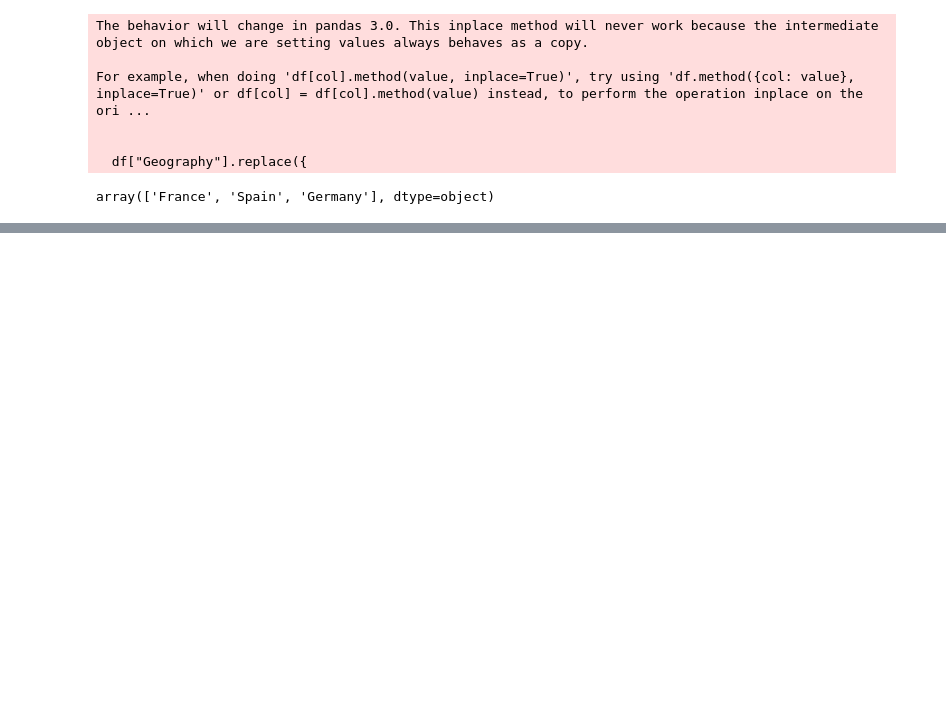
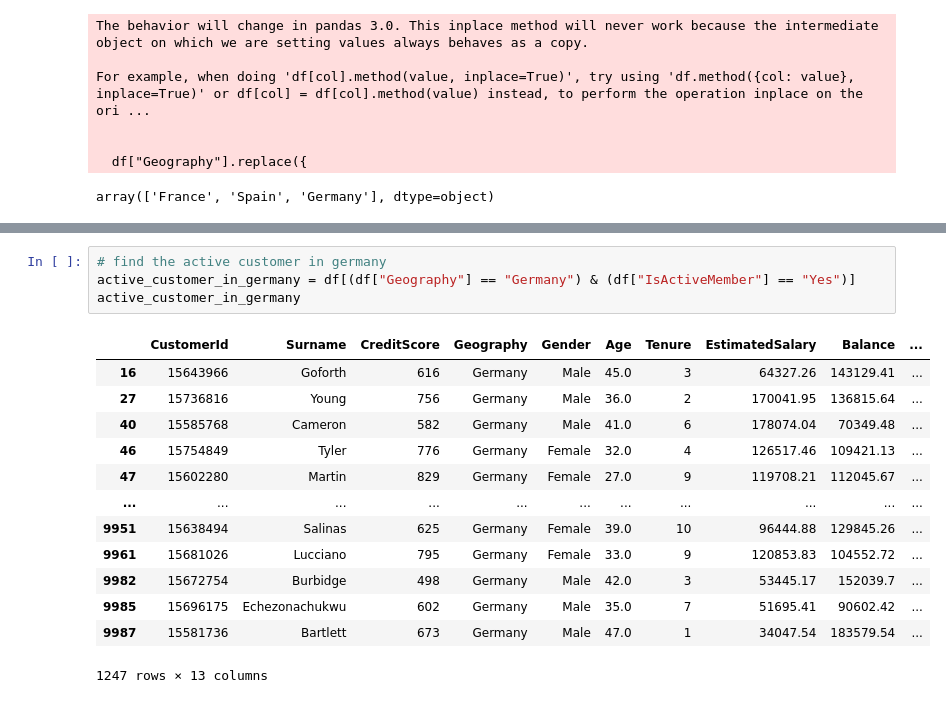
Before and after one commit to kwiver/data_science, a Jupyter notebook: bank_churn_analysis.ipynb, the cells around one changed output, grey strips where cells are left out. Drawn from its saved outputs; the diff is of its cells as text; blank space fills up the shorter version.

```diff
--- a/bank_churn_analysis.ipynb
+++ b/bank_churn_analysis.ipynb
@@ -156,0 +203,18 @@ array(['France', 'Spain', 'Germany'], dtype=object)
+# %%
+# find the active customer in germany
+active_customer_in_germany = df[(df["Geography"] == "Germany") & (df["IsActiveMember"] == "Yes")]
+active_customer_in_germany
+# %% [output]
+|  | CustomerId | Surname | CreditScore | Geography | Gender | Age | Tenure | EstimatedSalary | Balance | ... |
+| 16 | 15643966 | Goforth | 616 | Germany | Male | 45.0 | 3 | 64327.26 | 143129.41 | ... |
+| 27 | 15736816 | Young | 756 | Germany | Male | 36.0 | 2 | 170041.95 | 136815.64 | ... |
+| 40 | 15585768 | Cameron | 582 | Germany | Male | 41.0 | 6 | 178074.04 | 70349.48 | ... |
+| 46 | 15754849 | Tyler | 776 | Germany | Female | 32.0 | 4 | 126517.46 | 109421.13 | ... |
+| 47 | 15602280 | Martin | 829 | Germany | Female | 27.0 | 9 | 119708.21 | 112045.67 | ... |
+| ... | ... | ... | ... | ... | ... | ... | ... | ... | ... | ... |
+| 9951 | 15638494 | Salinas | 625 | Germany | Female | 39.0 | 10 | 96444.88 | 129845.26 | ... |
+| 9961 | 15681026 | Lucciano | 795 | Germany | Female | 33.0 | 9 | 120853.83 | 104552.72 | ... |
+| 9982 | 15672754 | Burbidge | 498 | Germany | Male | 42.0 | 3 | 53445.17 | 152039.7 | ... |
+| 9985 | 15696175 | Echezonachukwu | 602 | Germany | Male | 35.0 | 7 | 51695.41 | 90602.42 | ... |
+| 9987 | 15581736 | Bartlett | 673 | Germany | Male | 47.0 | 1 | 34047.54 | 183579.54 | ... |
+1247 rows × 13 columns
```
Also changed, not shown: parts of 9 cells of this notebook.
